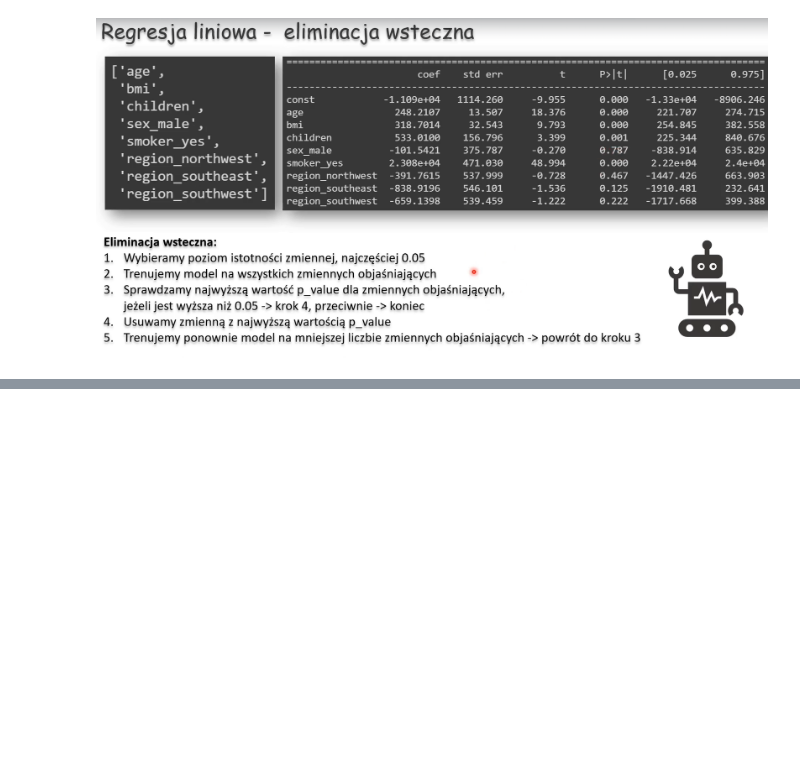
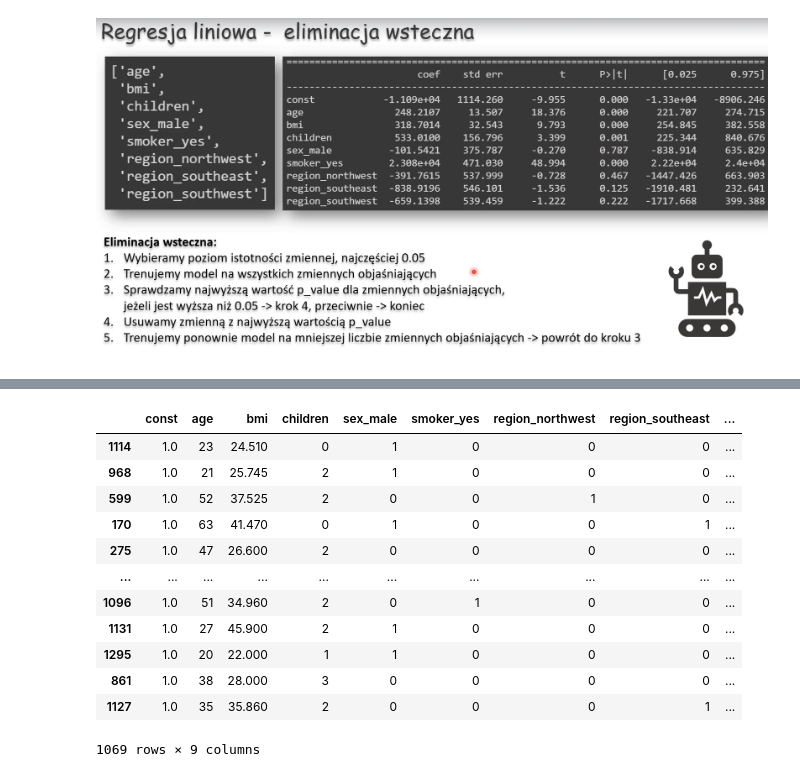
Before and after one commit to tomasz450/Uczenie-maszynowe-w-Python-25-11-24, a Jupyter notebook: 2.Regresja liniowa/04_regresja_liniowa_case_study.ipynb, the cells around one changed output, grey strips where cells are left out. Saved outputs shown, nothing was run; the diff lists cells and outputs as text; code cells hidden in the pictures; blank space fills up the shorter version.

```diff
--- a/2.Regresja liniowa/04_regresja_liniowa_case_study.ipynb
+++ b/2.Regresja liniowa/04_regresja_liniowa_case_study.ipynb
@@ -323,3 +339,19 @@ Index(['age', 'bmi', 'children', 'sex_male', 'smoker_yes', 'region_northwest',
+# %%
+sm.add_constant(X_train_ols)
+# %% [output]
+|  | const | age | bmi | children | sex_male | smoker_yes | region_northwest | region_southeast | ... |
+| 1114 | 1.0 | 23 | 24.510 | 0 | 1 | 0 | 0 | 0 | ... |
+| 968 | 1.0 | 21 | 25.745 | 2 | 1 | 0 | 0 | 0 | ... |
+| 599 | 1.0 | 52 | 37.525 | 2 | 0 | 0 | 1 | 0 | ... |
+| 170 | 1.0 | 63 | 41.470 | 0 | 1 | 0 | 0 | 1 | ... |
+| 275 | 1.0 | 47 | 26.600 | 2 | 0 | 0 | 0 | 0 | ... |
+| ... | ... | ... | ... | ... | ... | ... | ... | ... | ... |
+| 1096 | 1.0 | 51 | 34.960 | 2 | 0 | 1 | 0 | 0 | ... |
+| 1131 | 1.0 | 27 | 45.900 | 2 | 1 | 0 | 0 | 0 | ... |
+| 1295 | 1.0 | 20 | 22.000 | 1 | 1 | 0 | 0 | 0 | ... |
+| 861 | 1.0 | 38 | 28.000 | 3 | 0 | 0 | 0 | 0 | ... |
+| 1127 | 1.0 | 35 | 35.860 | 2 | 0 | 0 | 0 | 1 | ... |
+1069 rows × 9 columns
 # %%
 import statsmodels.api as sm
 
```
Also changed, not shown: parts of 4 cells of this notebook.
